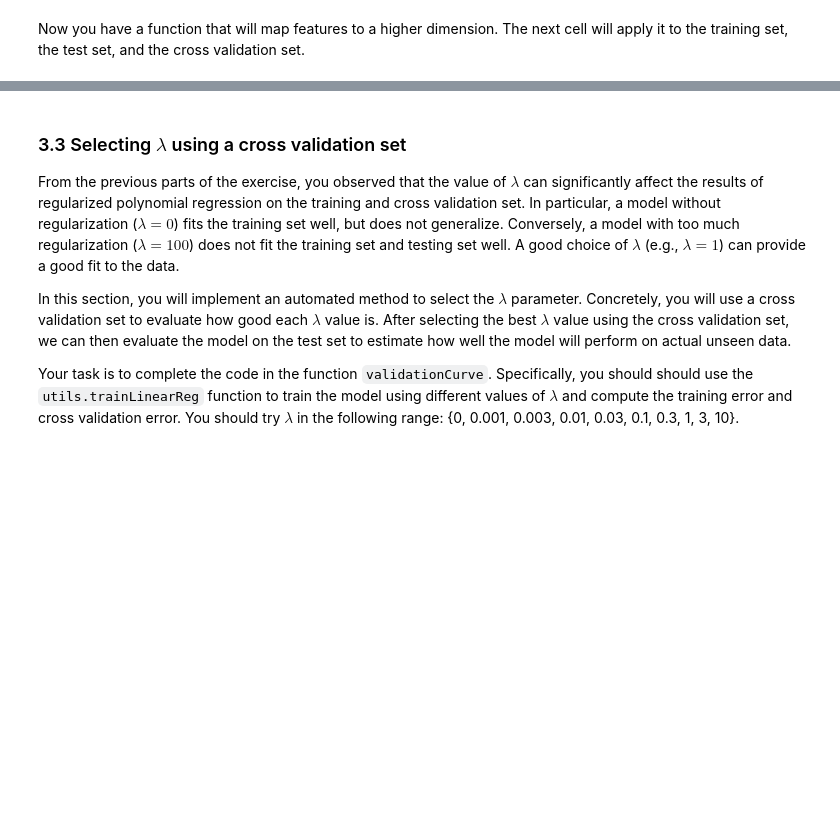
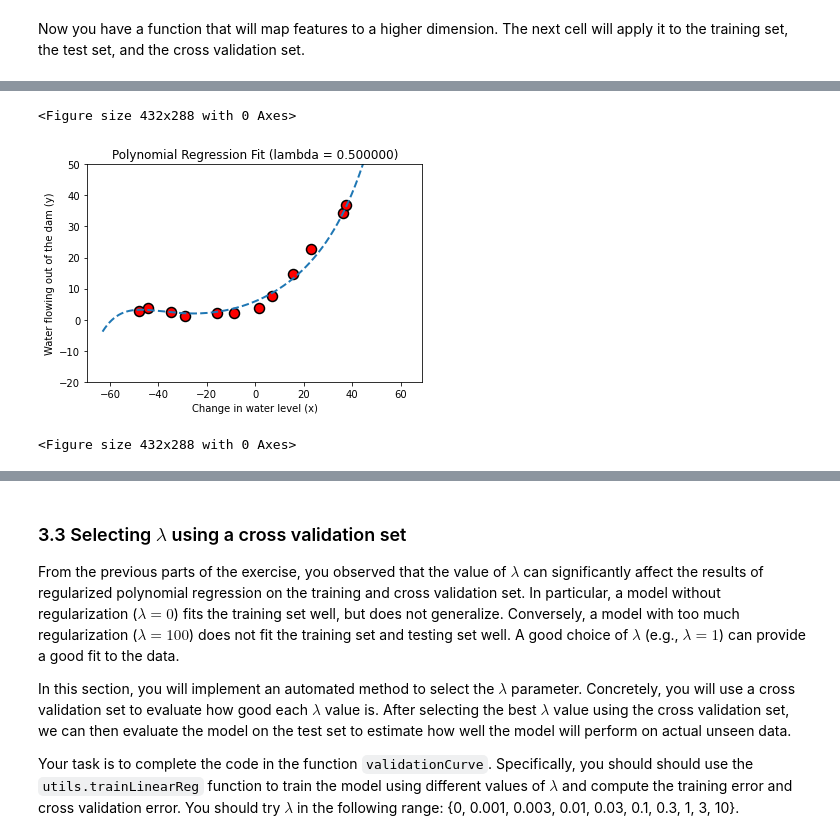
Before and after one commit to petercai-wg/data-science, a Jupyter notebook: pynb/ml-course/exercise5.ipynb, the cells around one changed output, grey strips where cells are left out. Drawn from its saved outputs; the diff is of its cells as text; code cells hidden in the pictures; blank space fills up the shorter version.

```diff
--- a/pynb/ml-course/exercise5.ipynb
+++ b/pynb/ml-course/exercise5.ipynb
@@ -453 +468,21 @@ def plotFit(polyFeatures, min_x, max_x, mu, sigma, theta, p):
+# %%
+lambda_ = 0.5
+theta = trainLinearReg(linearRegCostFunction, X_poly, y,
+                             lambda_=lambda_, maxiter=55)
+
+# Plot training data and fit
+pyplot.plot(X, y, 'ro', ms=10, mew=1.5, mec='k')
+
+plotFit(polyFeatures, np.min(X), np.max(X), mu, sigma, theta, p)
+
+pyplot.xlabel('Change in water level (x)')
+pyplot.ylabel('Water flowing out of the dam (y)')
+pyplot.title('Polynomial Regression Fit (lambda = %f)' % lambda_)
+pyplot.ylim([-20, 50])
+
+pyplot.figure()
+# %% [output]
+<Figure size 432x288 with 0 Axes>
+[figure, added]
+<Figure size 432x288 with 0 Axes>
 # %%
```
Also changed, not shown: parts of 9 cells of this notebook, 13 other files.
